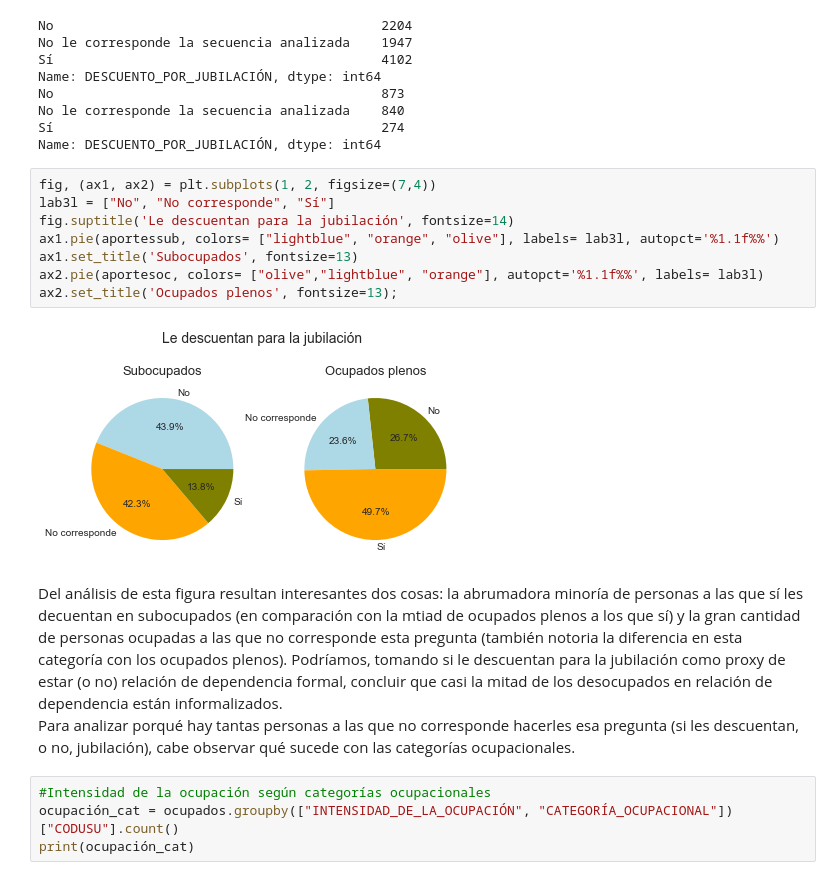
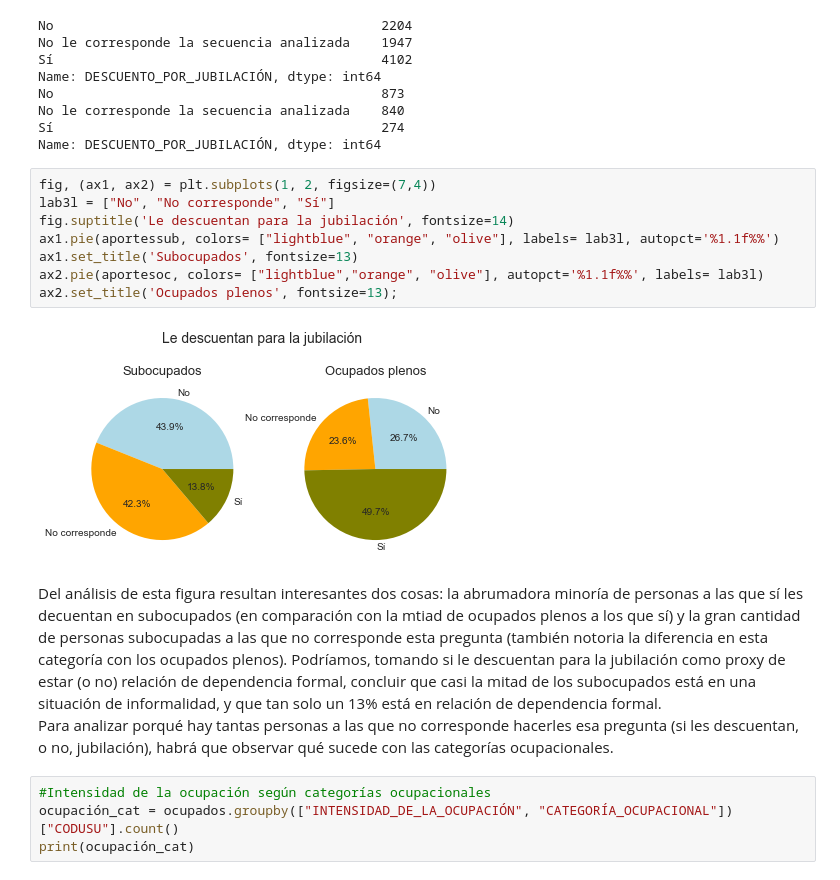
Before and after one commit to VioleCP/EPH-subocupacion, a Jupyter notebook: Subocupación Argentina.ipynb, the cells around one changed output. Drawn from its saved outputs; the diff is of its cells as text.

```diff
--- a/Subocupación Argentina.ipynb
+++ b/Subocupación Argentina.ipynb
@@ -791,16 +824,16 @@ Name: DESCUENTO_POR_JUBILACIÓN, dtype: int64
 # %%
 fig, (ax1, ax2) = plt.subplots(1, 2, figsize=(7,4))
 lab3l = ["No", "No corresponde", "Sí"]
 fig.suptitle('Le descuentan para la jubilación', fontsize=14)
 ax1.pie(aportessub, colors= ["lightblue", "orange", "olive"], labels= lab3l, autopct='%1.1f%%')
 ax1.set_title('Subocupados', fontsize=13)
-ax2.pie(aportesoc, colors= ["olive","lightblue", "orange"], autopct='%1.1f%%', labels= lab3l)
+ax2.pie(aportesoc, colors= ["lightblue","orange", "olive"], autopct='%1.1f%%', labels= lab3l)
 ax2.set_title('Ocupados plenos', fontsize=13);
 # %% [output]
-[figure, old version]
+[figure, new version]
 # %% [markdown]
-Del análisis de esta figura resultan interesantes dos cosas: la abrumadora minoría de personas a las que sí les decuentan en subocupados (en comparación con la mtiad de ocupados plenos a los que sí) y la gran cantidad de personas ocupadas a las que no corresponde esta pregunta (también notoria la diferencia en esta categoría con los ocupados plenos). Podríamos, tomando si le descuentan para la jubilación como proxy de estar (o no) relación de dependencia formal, concluir que casi la mitad de los desocupados en relación de dependencia están informalizados.
-Para analizar porqué hay tantas personas a las que no corresponde hacerles esa pregunta (si les descuentan, o no, jubilación), cabe observar qué sucede con las categorías ocupacionales.
+Del análisis de esta figura resultan interesantes dos cosas: la abrumadora minoría de personas a las que sí les decuentan en subocupados (en comparación con la mtiad de ocupados plenos a los que sí) y la gran cantidad de personas subocupadas a las que no corresponde esta pregunta (también notoria la diferencia en esta categoría con los ocupados plenos). Podríamos, tomando si le descuentan para la jubilación como proxy de estar (o no) relación de dependencia formal, concluir que casi la mitad de los subocupados está en una situación de informalidad, y que tan solo un 13% está en relación de dependencia formal.
+Para analizar porqué hay tantas personas a las que no corresponde hacerles esa pregunta (si les descuentan, o no, jubilación), habrá que observar qué sucede con las categorías ocupacionales.
 # %%
 #Intensidad de la ocupación según categorías ocupacionales
 ocupación_cat = ocupados.groupby(["INTENSIDAD_DE_LA_OCUPACIÓN", "CATEGORÍA_OCUPACIONAL"])["CODUSU"].count()
```
Also changed, not shown: parts of 28 cells of this notebook.
